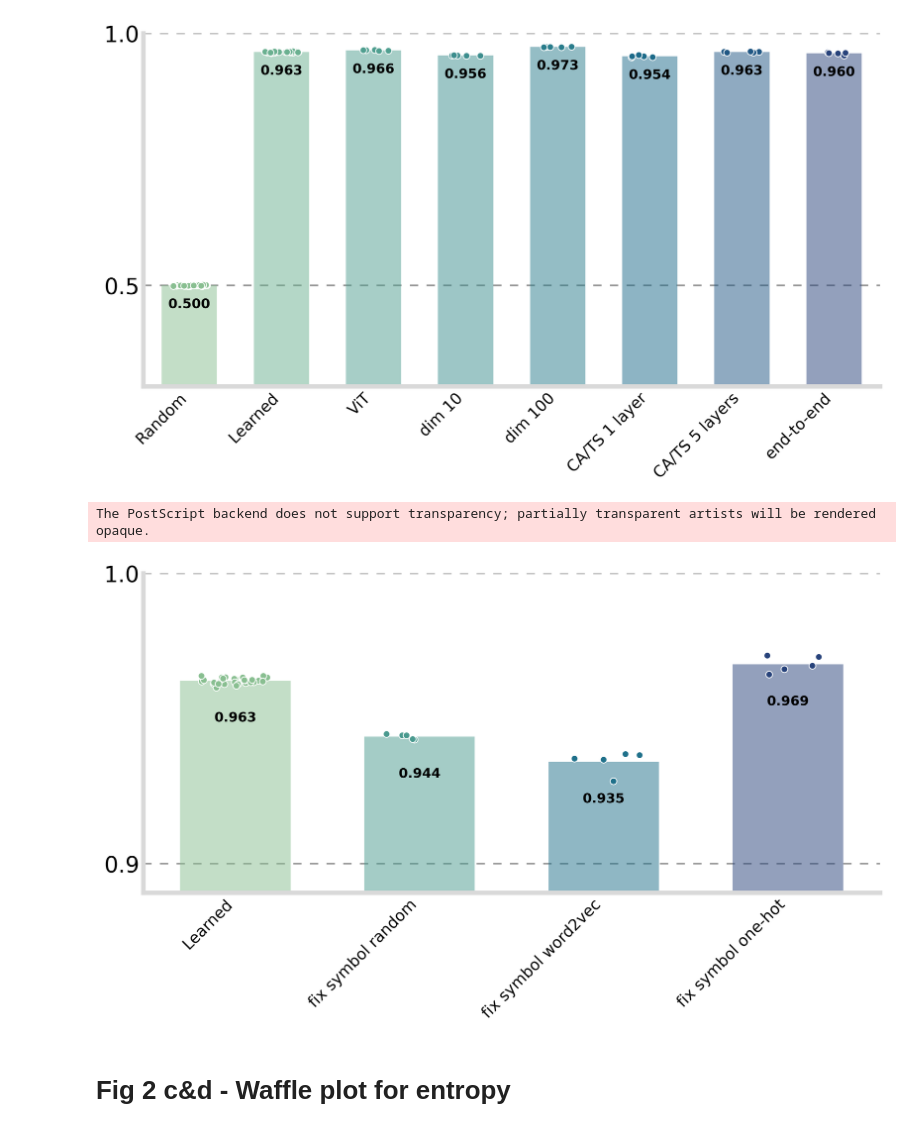
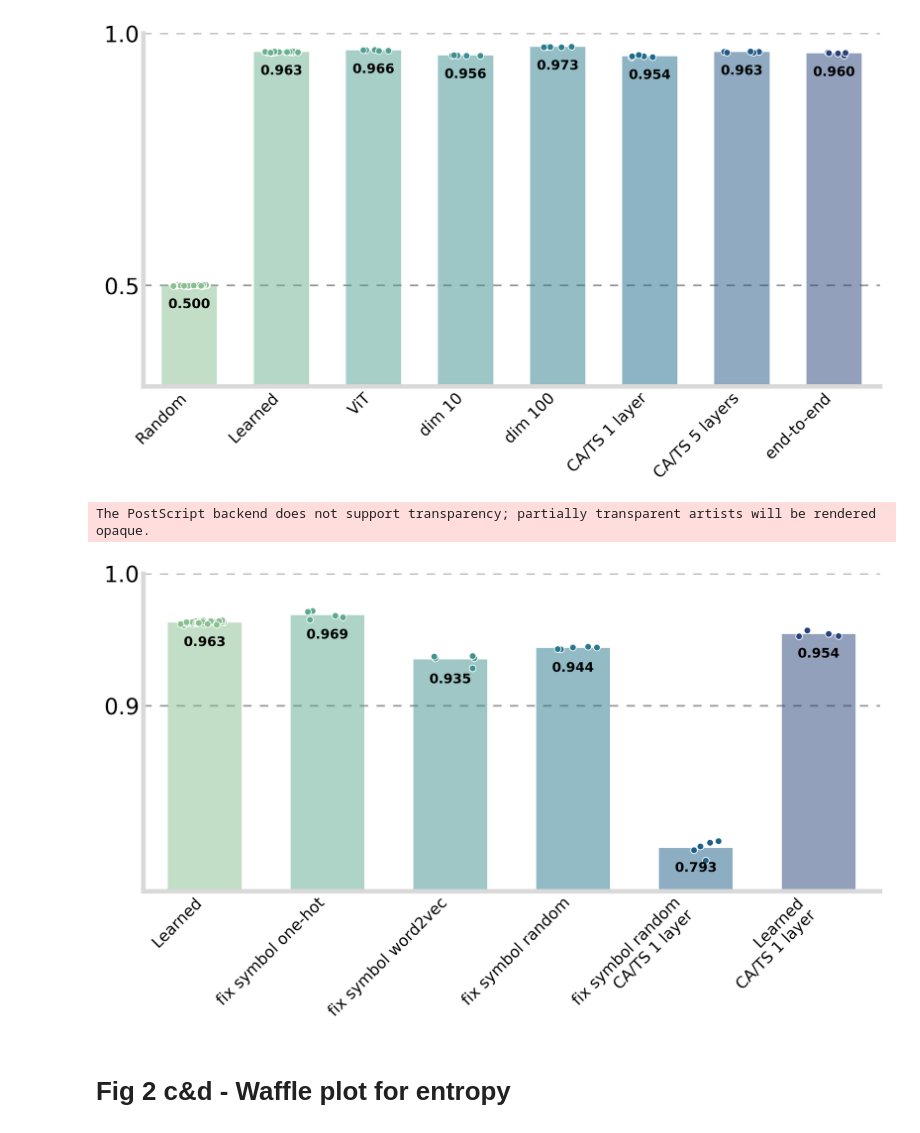
Before and after one commit to Hiroid/CATS_Net, a Jupyter notebook: B01_figures/NCS_figures.ipynb, the cells around one changed output. Cells and saved outputs as stored; diff of their text form; code cells hidden in the pictures.

Commit message:
fix(translation): Fixed the visualization of translation layers

```diff
--- a/B01_figures/NCS_figures.ipynb
+++ b/B01_figures/NCS_figures.ipynb
@@ -728,10 +739,11 @@ group11 = np.array(acc_list_imagenet1k_ss20_fixfe_resnet50_mlp3_hidden100_fixsym
 group12 = np.array(acc_list_imagenet1k_ss20_fixfe_resnet50_mlp3_hidden100_fixsymbolTrue_initword2vec_alltrails)
 group13 = np.array(acc_list_imagenet1k_ss1000_fixfe_resnet50_mlp3_hidden100_fixsymbolTrue_initone_hot_alltrails)
 group14 = np.array(acc_list_imagenet1k_ss20_fixfe_resnet50_mlp1_hidden100_fixsymbolTrue_initrandom_alltrails)
+group6 = np.array(acc_list_imagenet1k_ss20_fixfe_resnet50_mlp1_hidden100_initrandom_alltrails)
 
 # Consolidate all data groups into a list
-all_groups = [group2, group11, group12, group13]
-group_labels = ['Learned', 'fix symbol random', 'fix symbol word2vec', 'fix symbol one-hot']
+all_groups = [group2, group13, group12, group11, group14, group6]
+group_labels = ['Learned', 'fix symbol one-hot', 'fix symbol word2vec', 'fix symbol random', 'fix symbol random\nCA/TS 1 layer', 'Learned\nCA/TS 1 layer']
 
 # Define styling constants from your original code
 GREY50 = '#7F7F7F'
@@ -777,7 +789,7 @@ for i, group_data in enumerate(all_groups):
 
     # Add mean value text annotation above each bar
     mean_value = np.mean(group_data)
-    ax.text(i, mean_value - 0.015, f'{mean_value:.3f}',
+    ax.text(i, mean_value - 0.02, f'{mean_value:.3f}',
             ha='center', va='bottom', fontsize=12, fontweight='bold')
 
 # Horizontal lines that are used as scale reference
@@ -790,7 +802,7 @@ ax.set_xticklabels(group_labels, fontsize=14, rotation=45, ha='right')
 
 # Adjust plot limits
 ax.set_xlim(-0.5, len(all_groups) - 0.5)
-ax.set_ylim(0.89, 1.0)
+ax.set_ylim(0.76, 1.0)
 
 # Removes top and right spines
 ax.spines[['right', 'top']].set_visible(False)
@@ -807,34 +819,34 @@ ax.set_yticks(HLINES)
 ax.set_yticklabels(HLINES, size=20)
 
 # Ensure layout is tight to prevent labels from being cut off
 plt.tight_layout()
 
 # Save or show the plot
 plt.savefig(
     os.path.join(
         project_root,
         "B01_figures",
         "outputs",
         "fig_s5.eps"
     ),
     format="eps",
     bbox_inches='tight'
 )
 plt.savefig(
     os.path.join(
         project_root,
         "B01_figures",
         "outputs",
         "fig_s5.png"
     ),
     format="png",
     bbox_inches='tight'
 )
 
 plt.show()
 # %% [output]
 The PostScript backend does not support transparency; partially transparent artists will be rendered opaque.
-[figure, old version]
+[figure, new version]
 # %% [markdown]
 # Fig 2 c&d - Waffle plot for entropy
 # %%
```
Also changed, not shown: parts of 1 cell of this notebook, 35 other files.
